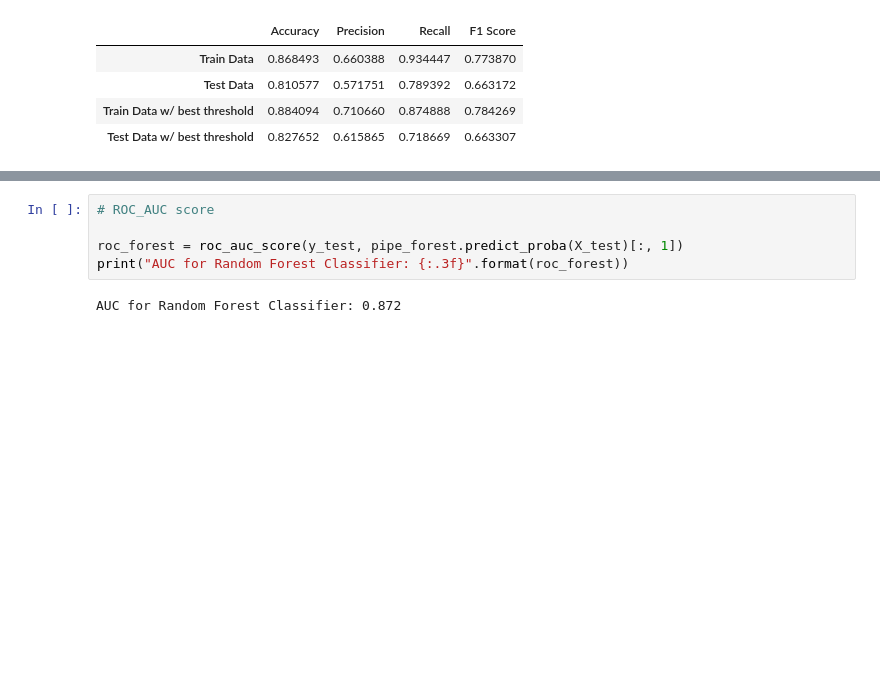
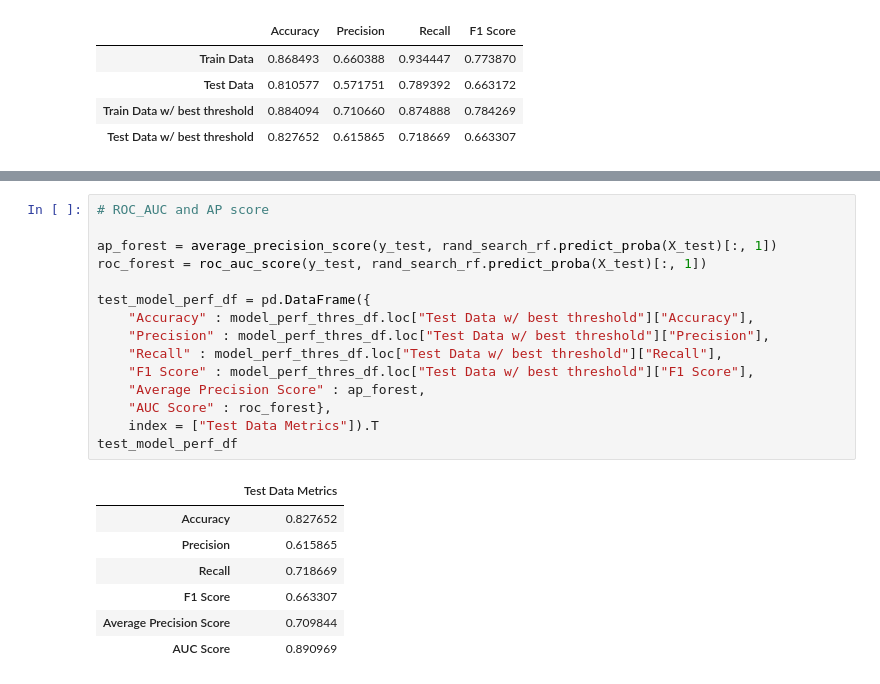
Before and after one commit to sukhleen999/census-income-prediction, a Jupyter notebook: src/model_building.ipynb, the cells around one changed output, grey strips where cells are left out. Cells and saved outputs as stored; diff of their text form; blank space fills up the shorter version.

```diff
--- a/src/model_building.ipynb
+++ b/src/model_building.ipynb
@@ -285,7 +285,23 @@ roc_curve_plot
 # %%
-# ROC_AUC score
+# ROC_AUC and AP score
 
-roc_forest = roc_auc_score(y_test, pipe_forest.predict_proba(X_test)[:, 1])
-print("AUC for Random Forest Classifier: {:.3f}".format(roc_forest))
+ap_forest = average_precision_score(y_test, rand_search_rf.predict_proba(X_test)[:, 1])
+roc_forest = roc_auc_score(y_test, rand_search_rf.predict_proba(X_test)[:, 1])
+
+test_model_perf_df = pd.DataFrame({
+    "Accuracy" : model_perf_thres_df.loc["Test Data w/ best threshold"]["Accuracy"],
+    "Precision" : model_perf_thres_df.loc["Test Data w/ best threshold"]["Precision"],
+    "Recall" : model_perf_thres_df.loc["Test Data w/ best threshold"]["Recall"],
+    "F1 Score" : model_perf_thres_df.loc["Test Data w/ best threshold"]["F1 Score"],
+    "Average Precision Score" : ap_forest,
+    "AUC Score" : roc_forest},
+    index = ["Test Data Metrics"]).T
+test_model_perf_df
 # %% [output]
-AUC for Random Forest Classifier: 0.872
+|  | Test Data Metrics |
+| Accuracy | 0.827652 |
+| Precision | 0.615865 |
+| Recall | 0.718669 |
+| F1 Score | 0.663307 |
+| Average Precision Score | 0.709844 |
+| AUC Score | 0.890969 |
```
Also changed, not shown: parts of 3 cells of this notebook, 1 other file.
